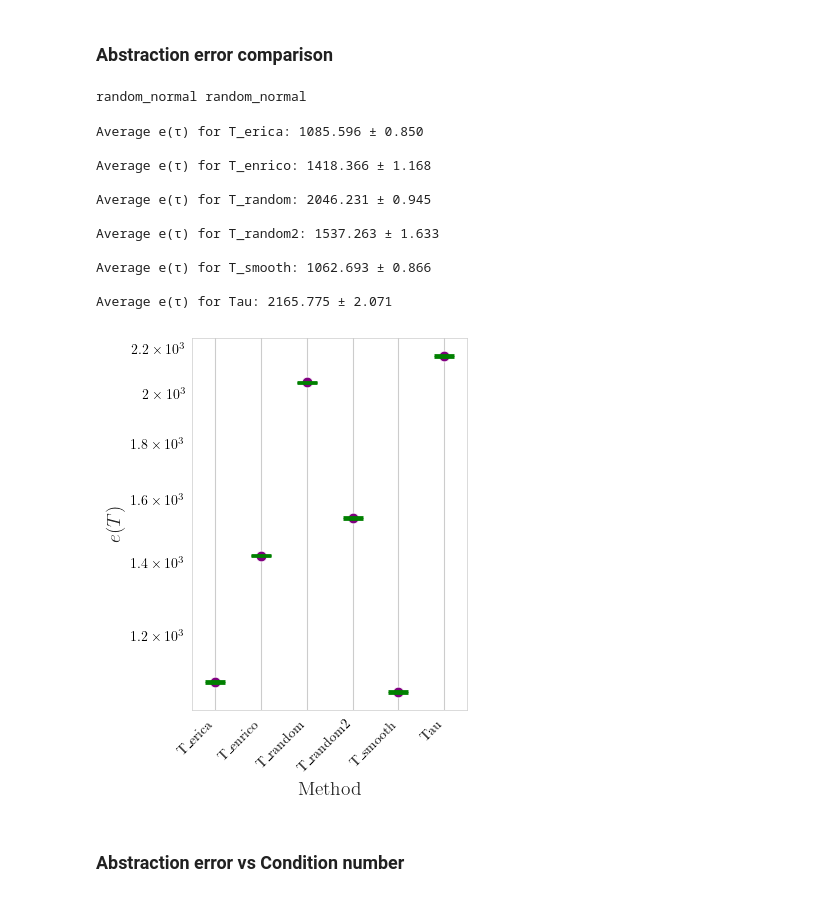
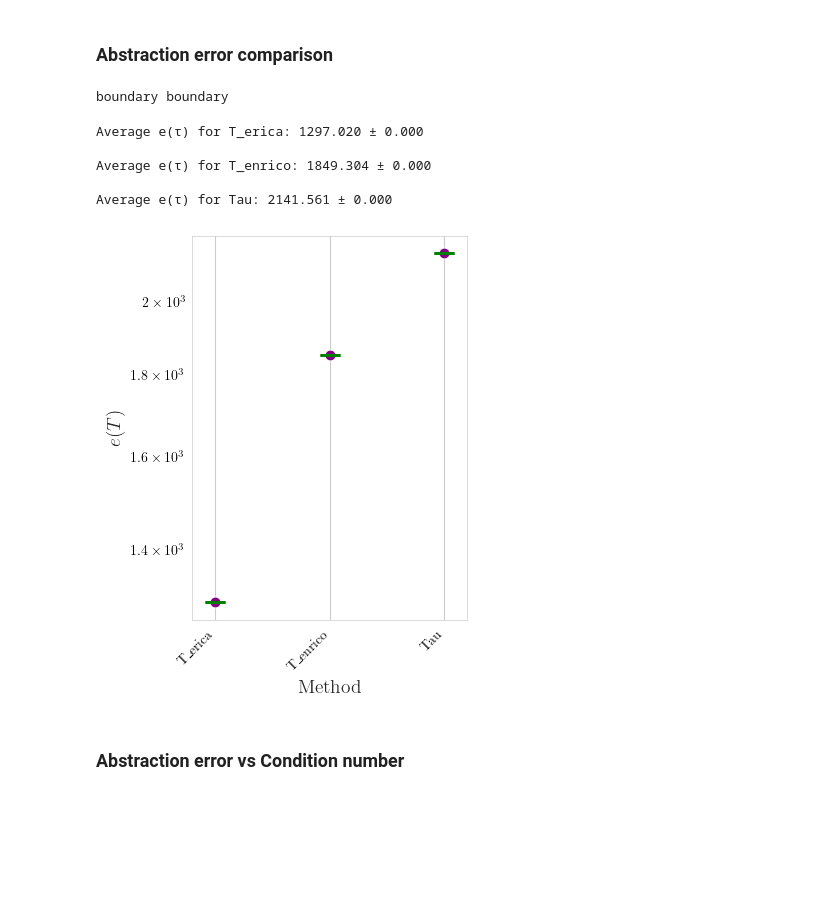
Before and after one commit to yfelekis/DiRoCA, a Jupyter notebook: empirical_optimisation.ipynb, the cells around one changed output. Cells and saved outputs as stored; diff of their text form; code cells hidden in the pictures; blank space fills up the shorter version.

```diff
--- a/empirical_optimisation.ipynb
+++ b/empirical_optimisation.ipynb
@@ -92,7 +92,7 @@ epsilon, delta = 3,3 #3, 3 WORKS! BUT WHY?
 eta_max = 0.001
 eta_min = 0.001
 
-max_iter = 100
+max_iter = 200
 num_steps_min = 5
 num_steps_max = 5
 
@@ -192,10 +194,13 @@ joblib.dump(Tau, f"data/{experiment}/Tau.pkl")
 # %% [markdown]
 # Evaluation
 # %%
+# methods = {
+#             'T_erica': T_erica, 'T_enrico': T_enrico,
+#             'T_random': T_random, 'T_random2': T_random2,
+#             'T_smooth': T_smooth, 'Tau': Tau
+#           }
 methods = {
-            'T_erica': T_erica, 'T_enrico': T_enrico,
-            'T_random': T_random, 'T_random2': T_random2,
-            'T_smooth': T_smooth, 'Tau': Tau
+            'T_erica': T_erica, 'T_enrico': T_enrico, 'Tau': Tau
           }
 
 data           = mut.load_samples(experiment)
@@ -220,8 +225,8 @@ evut.plot_condition_nums(condition_nums)
 # %%
 add_pertL          = True
 add_pertH          = True
-pert_typeL         = 'constraint_set'
-pert_typeH         = 'constraint_set'
+pert_typeL         = 'random_normal'
+pert_typeH         = 'random_normal'
 
 test_observ        = False
 test_interv        = True#False
@@ -245,7 +250,7 @@ elif test_interv:
     test_data = {k: v for k, v in data.items() if k is not None}
 # %%
 #for (pert_typeL, pert_typeH) in product(['random_normal', 'random_uniform', 'constraint_set', 'boundary'], ['random_normal', 'random_uniform', 'constraint_set', 'boundary']):
-for (pert_typeL, pert_typeH) in product(['random_normal'], ['random_normal']):
+for (pert_typeL, pert_typeH) in product(['boundary'], ['boundary']):
 
     print(pert_typeL, pert_typeH)
     abstraction_error = {name: [] for name in methods.keys()}
@@ -269,44 +274,38 @@ for (pert_typeL, pert_typeH) in product(['random_normal'], ['random_normal']):
                     abst = abst + pert_H
 
                 if lin_contaminationL:
                     base  = evut.contaminate_linear_relationships(base, contamination_fraction=cont_fracL, contamination_type=cont_type)
                 if lin_contaminationH:
                     abst  = evut.contaminate_linear_relationships(abst, contamination_fraction=cont_fracH, contamination_type=cont_type)
 
                 base_norm = base / np.linalg.norm(base, 'fro')
                 abst_norm = abst / np.linalg.norm(abst, 'fro')
                 # Apply method and compute distance
                 tau_base = base @ T.T
                 dist = evut.compute_empirical_distance(tau_base, abst, metric)
 
                 total   += dist
 
             iter_avg = total / len(Ill)
             abstraction_error[name].append(iter_avg)
 
         final_abstraction_error = {}
     for name in methods:
         mean_e = np.mean(abstraction_error[name])
         std_e = np.std(abstraction_error[name])
         final_abstraction_error[name] = (mean_e, std_e * 1.96)
         print(f"Average e(τ) for {name}: {mean_e:.3f} ± {std_e:.3f}\n")
 
     evut.plot_abstraction_error(final_abstraction_error)
     print( )
 # %% [output]
-random_normal random_normal
+boundary boundary
-Average e(τ) for T_erica: 1085.596 ± 0.850
+Average e(τ) for T_erica: 1297.020 ± 0.000
 
-Average e(τ) for T_enrico: 1418.366 ± 1.168
+Average e(τ) for T_enrico: 1849.304 ± 0.000
 
-Average e(τ) for T_random: 2046.231 ± 0.945
-
-Average e(τ) for T_random2: 1537.263 ± 1.633
-
-Average e(τ) for T_smooth: 1062.693 ± 0.866
-
-Average e(τ) for Tau: 2165.775 ± 2.071
+Average e(τ) for Tau: 2141.561 ± 0.000
-[figure, old version]
+[figure, new version]
 # %% [markdown]
 ### Abstraction error vs Condition number
 # %%
```
Also changed, not shown: parts of 2 cells of this notebook, 21 other files.
